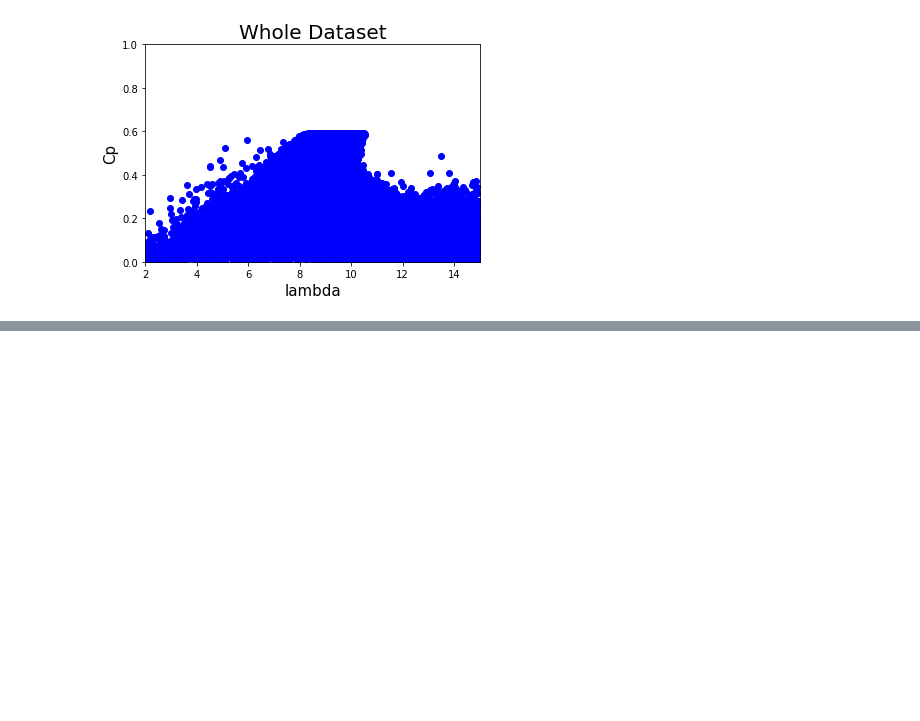
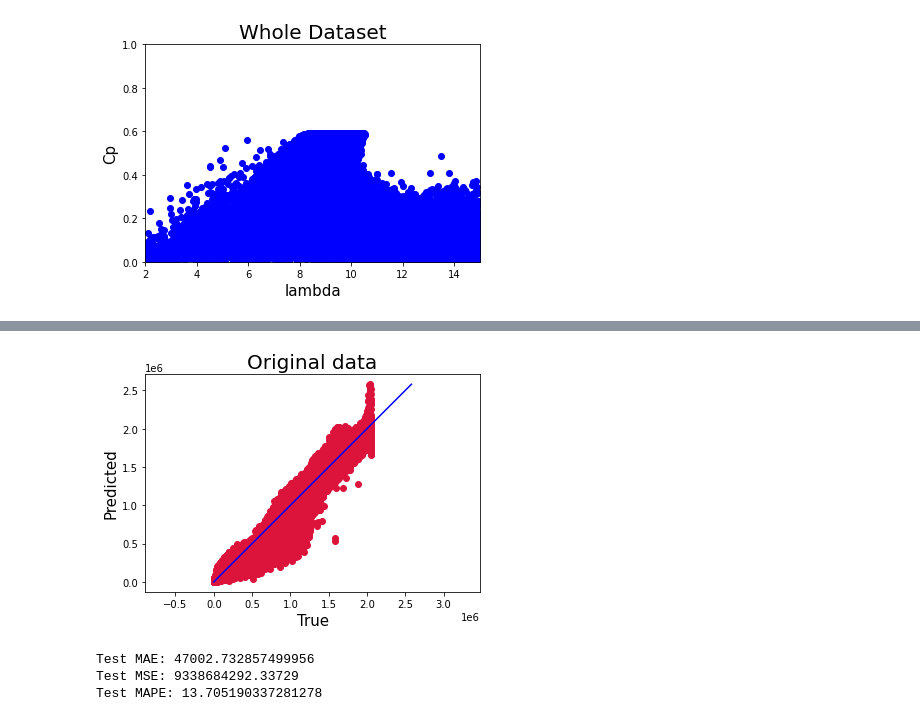
Before and after one commit to alfonsogijon/WindTurbines_PINNs, a Jupyter notebook: Code/Regression_NN_Cp.ipynb, the cells around one changed output, grey strips where cells are left out. Drawn from its saved outputs; the diff is of its cells as text; code cells hidden in the pictures; blank space fills up the shorter version.

```diff
--- a/Code/Regression_NN_Cp.ipynb
+++ b/Code/Regression_NN_Cp.ipynb
@@ -299,0 +299,47 @@ Test MAPE: 13.951704118718062
+# %%
+# Evaluate the model on the power prediction
+
+# P
+def P_fromCp(Cp, Vw):
+
+    Pturbina = 0.5 * Cp * const.rho * const.A * Vw**3
+
+    return Pturbina
+
+# XX_data es lamba, que es adimensional
+# V = WR / lambda
+y_exact = np.zeros(len(YY_data[:,0]))
+y_pred = np.zeros(len(YY_data[:,0]))
+V_non_norm = np.zeros(len(YY_data[:,0]))
+lambd_non_norm = np.zeros(len(YY_data[:,0]))
+
+lambd_non_norm[:] = XX_data[:,0] * lambd_std + lambd_avrg
+#V_non_norm[:] = (X_data[:,2] *x3_std + x3_avrg) * const.R/ lambd_non_norm[:]
+V_non_norm[:] = X_data[:,0] *x1_std + x1_avrg
+
+y_exact[:] = YY_data[:,0] * Cp_std + Cp_avrg
+y_pred[:] = Cp.eval([XX_data[:,0],XX_data[:,1]]) * Cp_std + Cp_avrg
+y_exact[:] = P_fromCp(y_exact[:],V_non_norm[:])
+y_pred[:] = P_fromCp(y_pred[:],V_non_norm[:])
+
+
+plt.figure()#figsize=(10,10))
+plt.scatter(y_exact,y_pred,c='crimson')
+p1 = max(max(y_pred), max(y_exact))
+p2 = min(min(y_pred), min(y_exact))
+plt.plot([p1, p2], [p1, p2], 'b-')
+plt.xlabel('True',fontsize=15)
+plt.ylabel('Predicted',fontsize=15)
+plt.axis('equal')
+plt.title('Original data',fontsize=20)
+plt.show()
+
+
+print("Test MAE:", mean_absolute_error(y_exact,y_pred))
+print("Test MSE:", mean_squared_error(y_exact,y_pred))
+print("Test MAPE:", mape(y_exact,y_pred))
+# %% [output]
+[figure, added]
+Test MAE: 47002.732857499956
+Test MSE: 9338684292.33729
+Test MAPE: 13.705190337281278
```
Also changed, not shown: parts of 5 cells of this notebook, 3 other files.
